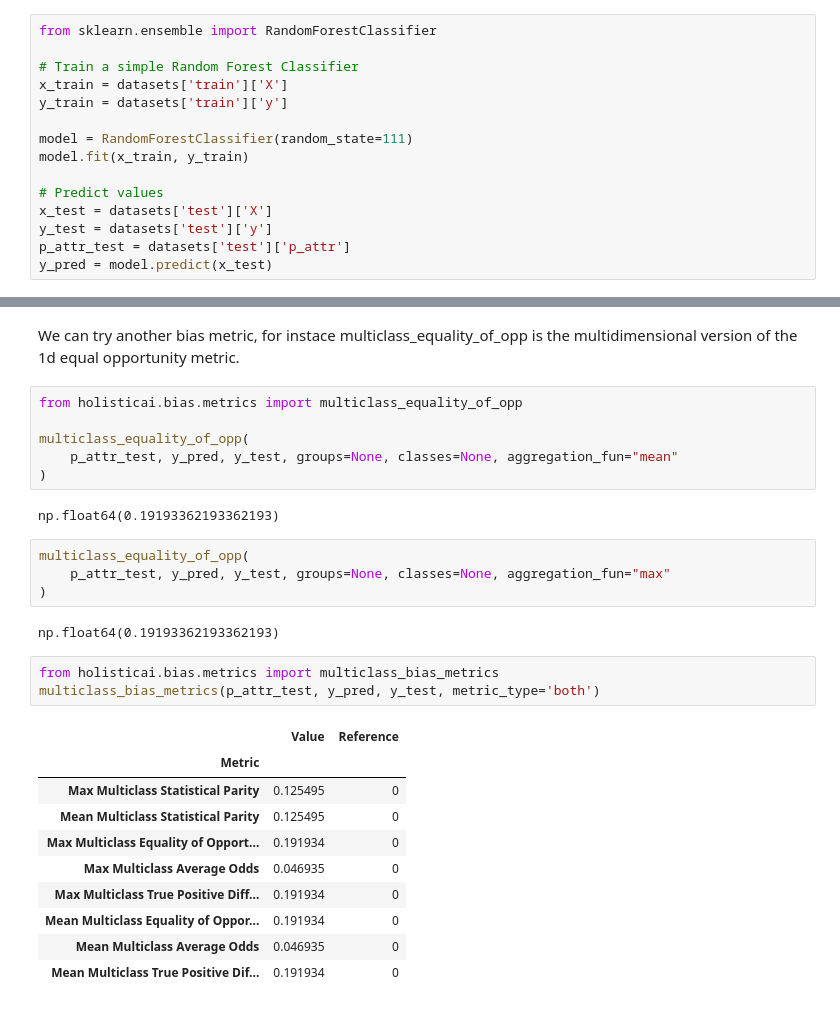
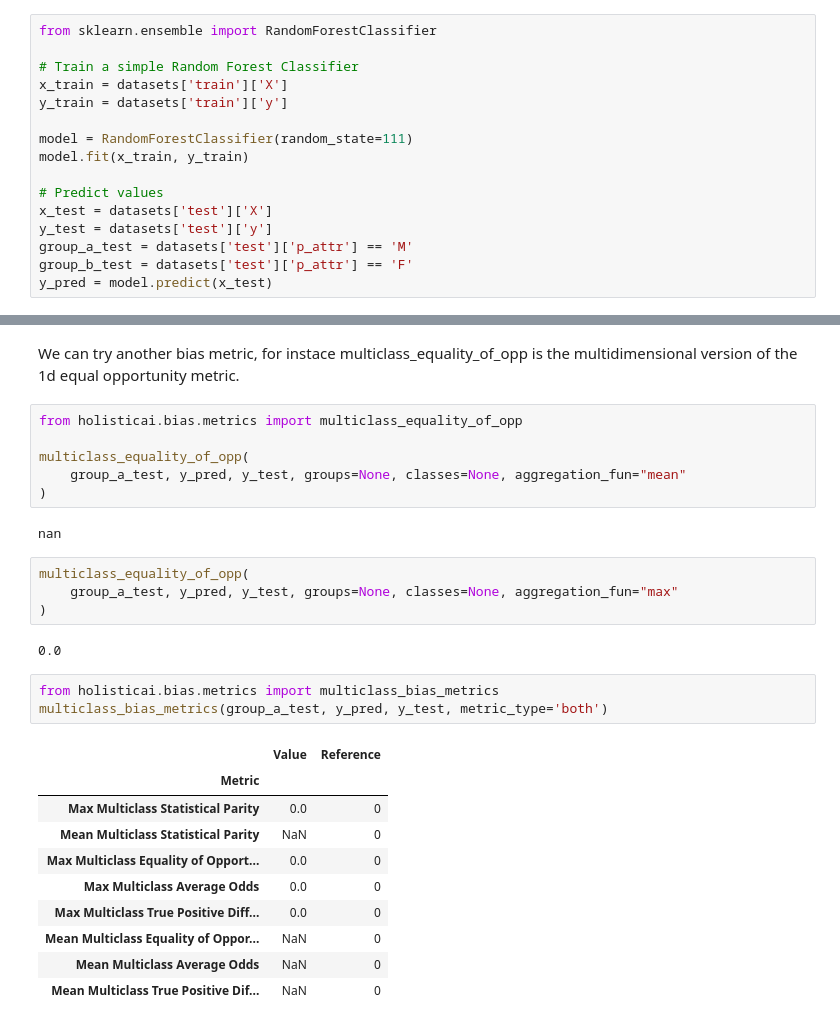
Before and after one commit to holistic-ai/holisticai, a Jupyter notebook: tutorials/bias/measuring_bias/measuring_bias_multiclass.ipynb, the cells around one changed output, grey strips where cells are left out. Saved outputs shown, nothing was run; the diff lists cells and outputs as text.

```diff
--- a/tutorials/bias/measuring_bias/measuring_bias_multiclass.ipynb
+++ b/tutorials/bias/measuring_bias/measuring_bias_multiclass.ipynb
@@ -100,7 +84,8 @@ model.fit(x_train, y_train)
 # Predict values
 x_test = datasets['test']['X']
 y_test = datasets['test']['y']
-p_attr_test = datasets['test']['p_attr']
+group_a_test = datasets['test']['p_attr'] == 'M'
+group_b_test = datasets['test']['p_attr'] == 'F'
 y_pred = model.predict(x_test)
 # %%
 from holisticai.bias.metrics import confusion_matrix
@@ -169,27 +154,27 @@ We can try another bias metric, for instace multiclass_equality_of_opp is the mu
 from holisticai.bias.metrics import multiclass_equality_of_opp
 
 multiclass_equality_of_opp(
-    p_attr_test, y_pred, y_test, groups=None, classes=None, aggregation_fun="mean"
+    group_a_test, y_pred, y_test, groups=None, classes=None, aggregation_fun="mean"
 )
 # %% [output]
-np.float64(0.19193362193362193)
+nan
 # %%
 multiclass_equality_of_opp(
-    p_attr_test, y_pred, y_test, groups=None, classes=None, aggregation_fun="max"
+    group_a_test, y_pred, y_test, groups=None, classes=None, aggregation_fun="max"
 )
 # %% [output]
-np.float64(0.19193362193362193)
+0.0
 # %%
 from holisticai.bias.metrics import multiclass_bias_metrics
-multiclass_bias_metrics(p_attr_test, y_pred, y_test, metric_type='both')
+multiclass_bias_metrics(group_a_test, y_pred, y_test, metric_type='both')
 # %% [output]
 |  | Value | Reference |
 | Metric |  |  |
-| Max Multiclass Statistical Parity | 0.125495 | 0 |
-| Mean Multiclass Statistical Parity | 0.125495 | 0 |
-| Max Multiclass Equality of Opport... | 0.191934 | 0 |
-| Max Multiclass Average Odds | 0.046935 | 0 |
-| Max Multiclass True Positive Diff... | 0.191934 | 0 |
-| Mean Multiclass Equality of Oppor... | 0.191934 | 0 |
-| Mean Multiclass Average Odds | 0.046935 | 0 |
-| Mean Multiclass True Positive Dif... | 0.191934 | 0 |
+| Max Multiclass Statistical Parity | 0.0 | 0 |
+| Mean Multiclass Statistical Parity | NaN | 0 |
+| Max Multiclass Equality of Opport... | 0.0 | 0 |
+| Max Multiclass Average Odds | 0.0 | 0 |
+| Max Multiclass True Positive Diff... | 0.0 | 0 |
+| Mean Multiclass Equality of Oppor... | NaN | 0 |
+| Mean Multiclass Average Odds | NaN | 0 |
+| Mean Multiclass True Positive Dif... | NaN | 0 |
```
Also changed, not shown: parts of 8 cells of this notebook, 4 other files.
